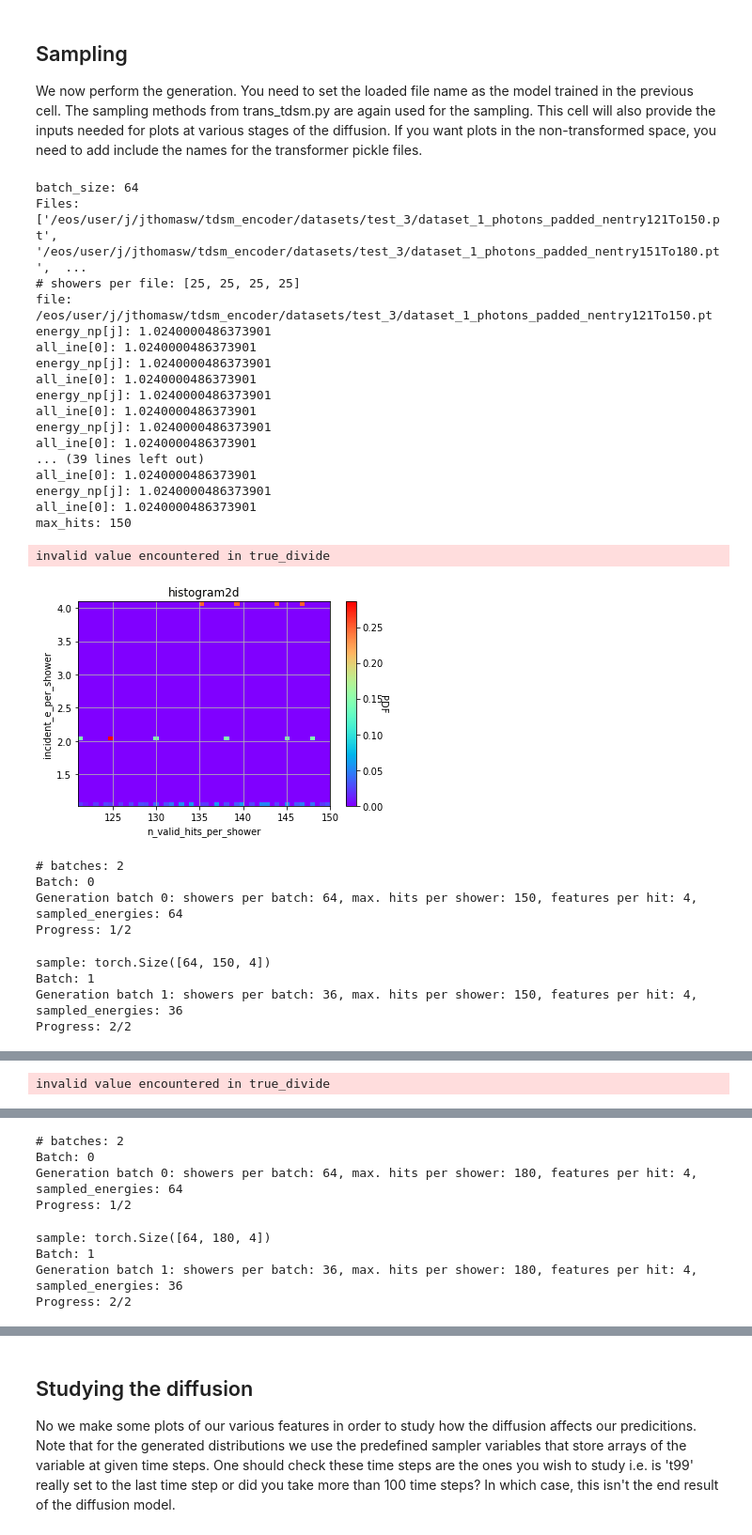
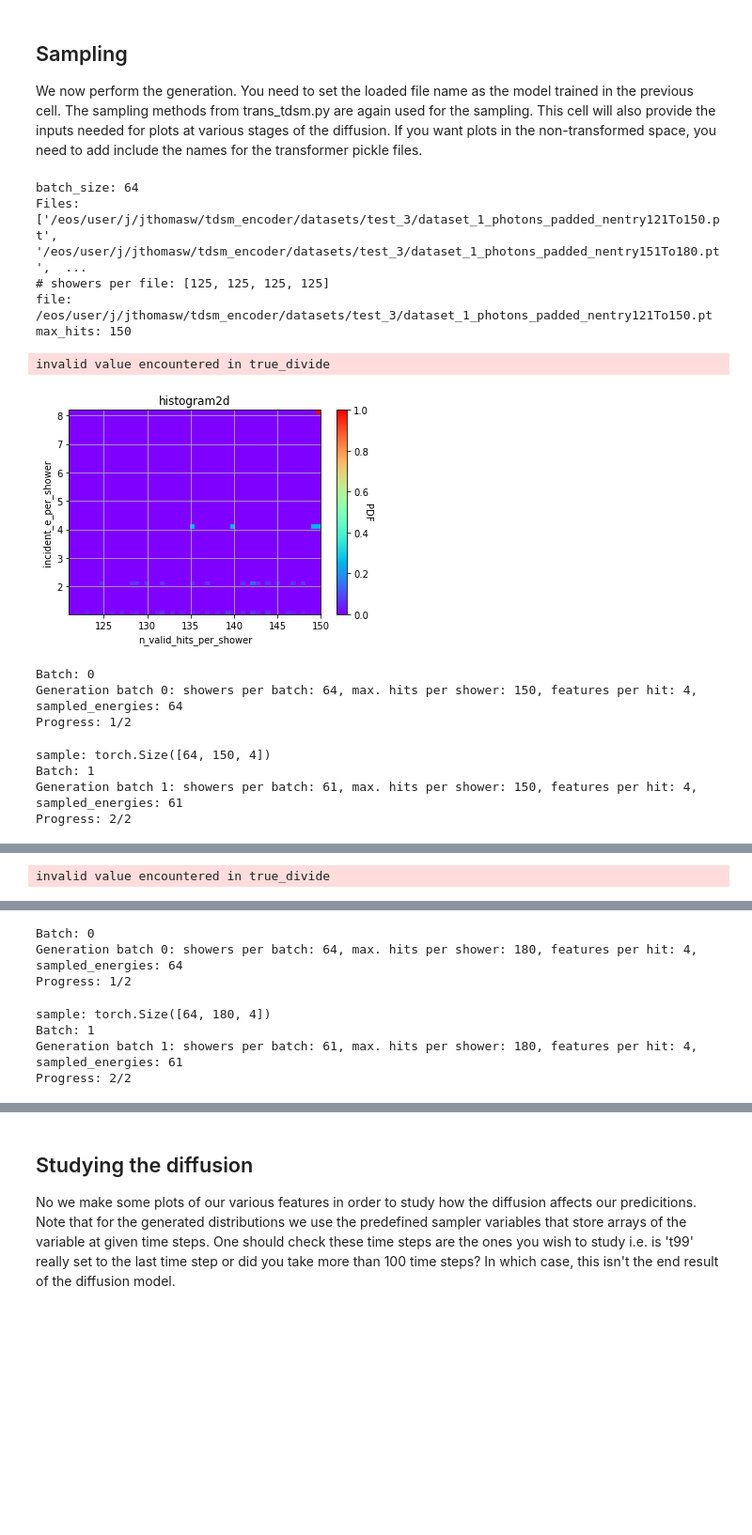
Before and after one commit to vincentchen566/tdsm_encoder, a Jupyter notebook: tdsm_encoder.ipynb, the cells around one changed output, grey strips where cells are left out. Shown at 94% size. Saved outputs shown, nothing was run; the diff lists cells and outputs as text; code cells hidden in the pictures; blank space fills up the shorter version.

Commit message:
small correction to make sure number of showers in GEANT plotted, matches number of showers plotted from generator

```diff
--- a/tdsm_encoder.ipynb
+++ b/tdsm_encoder.ipynb
@@ -851,7 +851,7 @@ workingdir = "./"
 
 # SAMPLE PARAMETERS
 sampler_steps = 100
-n_showers_2_gen = 100
+n_showers_2_gen = 500
 
 print(f'batch_size: {batch_size}')
 
@@ -902,7 +902,7 @@ shower_counter = 0
 #sampled_ine = torch.tensor()
 
 sample_ = []
-pc_sampler = trans_tdsm.pc_sampler(sde=sde, padding_value=padding_value, snr=0.16, sampler_steps=sampler_steps, device=device, jupyternotebook=True)
+sampler = trans_tdsm.pc_sampler(sde=sde, padding_value=padding_value, snr=0.16, sampler_steps=sampler_steps, device=device, jupyternotebook=True)
 # Collect Geant4 shower information
 for file_idx in range(len(files_list_)):
 
@@ -939,10 +939,10 @@ for file_idx in range(len(files_list_)):
             # real (unpadded) hit multiplicity needed for the 2D PDF later
             n_valid_hits = data_np[j][masking[j]]
 
-            n_valid_hits_per_shower = np.append(n_valid_hits_per_shower, len(n_valid_hits))
             if len(valid_hits)>max_hits:
                 max_hits = len(valid_hits)
 
+            n_valid_hits_per_shower = np.append(n_valid_hits_per_shower, len(n_valid_hits))
             incident_e_per_shower = np.append(incident_e_per_shower, energy_np[j])
 
             # ONLY for plotting purposes
@@ -1010,15 +1010,11 @@ for file_idx in range(len(files_list_)):
     dh0.update(fig0)
 
     # Generate tensor sampled from the appropriate range of injection energies
-    idx_list_incident_e = torch.randint(0, len(incident_e_per_shower), (n_showers_2_gen,))
-    in_energies = torch.from_numpy(np.random.choice( incident_e_per_shower, n_showers_2_gen ))
+    in_energies = torch.from_numpy(np.random.choice( incident_e_per_shower, nshowers_per_file[file_idx] ))
     if file_idx == 0:
         sampled_ine = in_energies
     else:
         sampled_ine = torch.cat([sampled_ine,in_energies])
-
-    # When generating, we should pad to different 'max hit' values
-    # This means we need to create different files for each bucket again and then pad them
 
     # Create variable length tensors of random noise for features of hits
     nhits, gen_hits = trans_tdsm.generate_hits(e_vs_nhits_prob, x_bin, y_bin, in_energies, 4, device=device)
@@ -1038,64 +1034,47 @@ for file_idx in range(len(files_list_)):
     # Remove noise shower file
     os.system("rm tmp.pt")
 
-    # Instantiate sampler
+    # Load a batch of noise showers
     sample = []
-    #pc_sampler = trans_tdsm.pc_sampler(sde=sde, padding_value=padding_value, snr=0.16, sampler_steps=sampler_steps, device=device, jupyternotebook=True)
-
-    # Loop over each batch of noise showers
-    print(f'# batches: {len(gen_hits_loader)}' )
     for i, (gen_hit, sampled_energies) in enumerate(gen_hits_loader,0):
         print(f'Batch: {i}')
         print(f'Generation batch {i}: showers per batch: {gen_hit.shape[0]}, max. hits per shower: {gen_hit.shape[1]}, features per hit: {gen_hit.shape[2]}, sampled_energies: {len(sampled_energies)}')
         sys.stdout.write('\r')
         sys.stdout.write("Progress: %d/%d" % ((i+1), len(gen_hits_loader)))
         sys.stdout.flush()
 
         # Run reverse diffusion sampler on showers of random noise + zero-padded hits
-        generative = pc_sampler(model, marginal_prob_std_fn, diffusion_coeff_fn, sampled_energies, gen_hit, batch_size=gen_hit.shape[0], energy_trans_file=energy_trans_file, x_trans_file=x_trans_file , y_trans_file = y_trans_file, ine_trans_file=ine_trans_file)
+        generative = sampler(model, marginal_prob_std_fn, diffusion_coeff_fn, sampled_energies, gen_hit, batch_size=gen_hit.shape[0], energy_trans_file=energy_trans_file, x_trans_file=x_trans_file , y_trans_file = y_trans_file, ine_trans_file=ine_trans_file)
 
         # Create first sample or concatenate sample to sample list
         if i == 0:
             sample = generative
         else:
             sample = torch.cat([sample,generative])
 
         print(f'sample: {sample.shape}')
 
     #sample_ = []
     sample_np = sample.cpu().numpy()
 
     for i in range(len(sample_np)):
         # The output of the sampler has nhits == max hits (do we want to remove these here or during the diffusion?)
         tmp_sample = sample_np[i]#[:nhits[i]]  # This seems like a bit of a botch?
         sample_.append(torch.tensor(tmp_sample))
-
+print(f'sample_: {len(sample_)}, sampled_ine: {len(sampled_ine)}')
 torch.save([sample_,sampled_ine], os.path.join(output_directory, 'sample.pt'))
 # %% [output]
 batch_size: 64
 Files: ['/eos/user/j/jthomasw/tdsm_encoder/datasets/test_3/dataset_1_photons_padded_nentry121To150.pt', '/eos/user/j/jthomasw/tdsm_encoder/datasets/test_3/dataset_1_photons_padded_nentry151To180.pt',  ...
-# showers per file: [25, 25, 25, 25]
+# showers per file: [125, 125, 125, 125]
 file: /eos/user/j/jthomasw/tdsm_encoder/datasets/test_3/dataset_1_photons_padded_nentry121To150.pt
-energy_np[j]: 1.0240000486373901
-all_ine[0]: 1.0240000486373901
-energy_np[j]: 1.0240000486373901
-all_ine[0]: 1.0240000486373901
-energy_np[j]: 1.0240000486373901
-all_ine[0]: 1.0240000486373901
-energy_np[j]: 1.0240000486373901
-all_ine[0]: 1.0240000486373901
-... (39 lines left out)
-all_ine[0]: 1.0240000486373901
-energy_np[j]: 1.0240000486373901
-all_ine[0]: 1.0240000486373901
 max_hits: 150
 invalid value encountered in true_divide
-[figure, old version]
+[figure, new version]
-# batches: 2
 Batch: 0
 Generation batch 0: showers per batch: 64, max. hits per shower: 150, features per hit: 4, sampled_energies: 64
 Progress: 1/2
 sample: torch.Size([64, 150, 4])
 Batch: 1
-Generation batch 1: showers per batch: 36, max. hits per shower: 150, features per hit: 4, sampled_energies: 36
+Generation batch 1: showers per batch: 61, max. hits per shower: 150, features per hit: 4, sampled_energies: 61
 Progress: 2/2
@@ -1121,8 +1086,7 @@ invalid value encountered in true_divide
-# batches: 2
 Batch: 0
 Generation batch 0: showers per batch: 64, max. hits per shower: 180, features per hit: 4, sampled_energies: 64
 Progress: 1/2
 sample: torch.Size([64, 180, 4])
 Batch: 1
-Generation batch 1: showers per batch: 36, max. hits per shower: 180, features per hit: 4, sampled_energies: 36
+Generation batch 1: showers per batch: 61, max. hits per shower: 180, features per hit: 4, sampled_energies: 61
 Progress: 2/2
```
Also changed, not shown: parts of 3 cells of this notebook.
